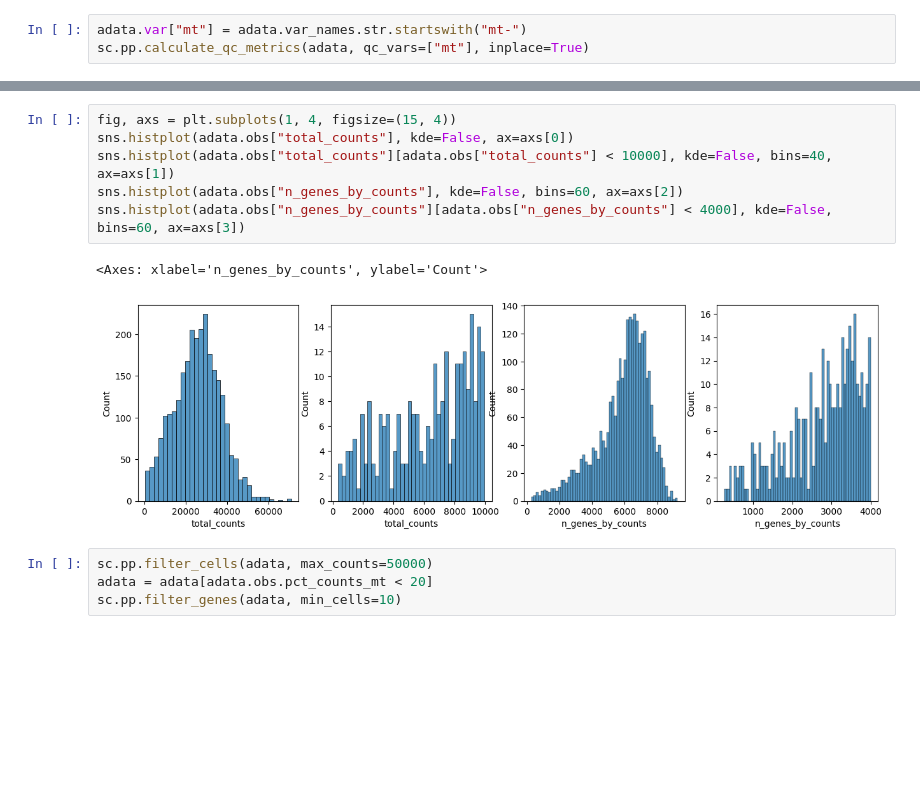
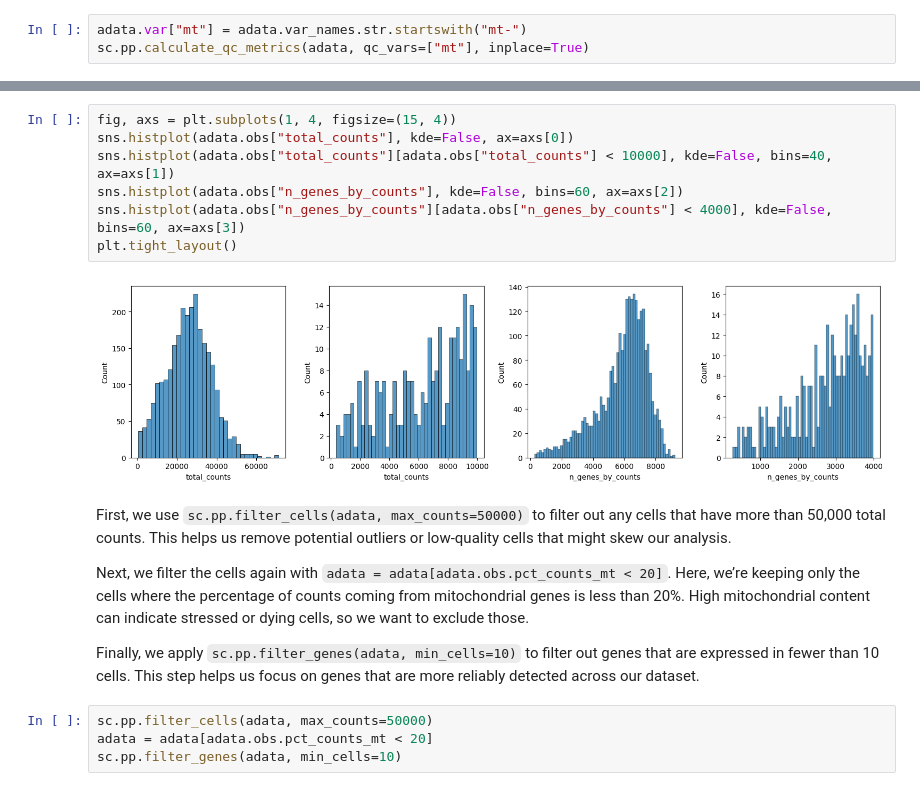
Before and after one commit to sagar87/scllm, a Jupyter notebook: docs/notebooks/nmf.ipynb, the cells around one changed output, grey strips where cells are left out. Drawn from its saved outputs; the diff is of its cells as text; blank space fills up the shorter version.

```diff
--- a/docs/notebooks/nmf.ipynb
+++ b/docs/notebooks/nmf.ipynb
@@ -39,12 +76,18 @@ sc.pp.calculate_qc_metrics(adata, qc_vars=["mt"], inplace=True)
 # %%
 fig, axs = plt.subplots(1, 4, figsize=(15, 4))
 sns.histplot(adata.obs["total_counts"], kde=False, ax=axs[0])
 sns.histplot(adata.obs["total_counts"][adata.obs["total_counts"] < 10000], kde=False, bins=40, ax=axs[1])
 sns.histplot(adata.obs["n_genes_by_counts"], kde=False, bins=60, ax=axs[2])
 sns.histplot(adata.obs["n_genes_by_counts"][adata.obs["n_genes_by_counts"] < 4000], kde=False, bins=60, ax=axs[3])
+plt.tight_layout()
 # %% [output]
-<Axes: xlabel='n_genes_by_counts', ylabel='Count'>
-[figure, old version]
+[figure, new version]
+# %% [markdown]
+First, we use `sc.pp.filter_cells(adata, max_counts=50000)` to filter out any cells that have more than 50,000 total counts. This helps us remove potential outliers or low-quality cells that might skew our analysis.
+
+Next, we filter the cells again with `adata = adata[adata.obs.pct_counts_mt < 20]`. Here, we’re keeping only the cells where the percentage of counts coming from mitochondrial genes is less than 20%. High mitochondrial content can indicate stressed or dying cells, so we want to exclude those.
+
+Finally, we apply `sc.pp.filter_genes(adata, min_cells=10)` to filter out genes that are expressed in fewer than 10 cells. This step helps us focus on genes that are more reliably detected across our dataset.
 # %%
 sc.pp.filter_cells(adata, max_counts=50000)
 adata = adata[adata.obs.pct_counts_mt < 20]
```
Also changed, not shown: parts of 20 cells of this notebook, 2 other files.
